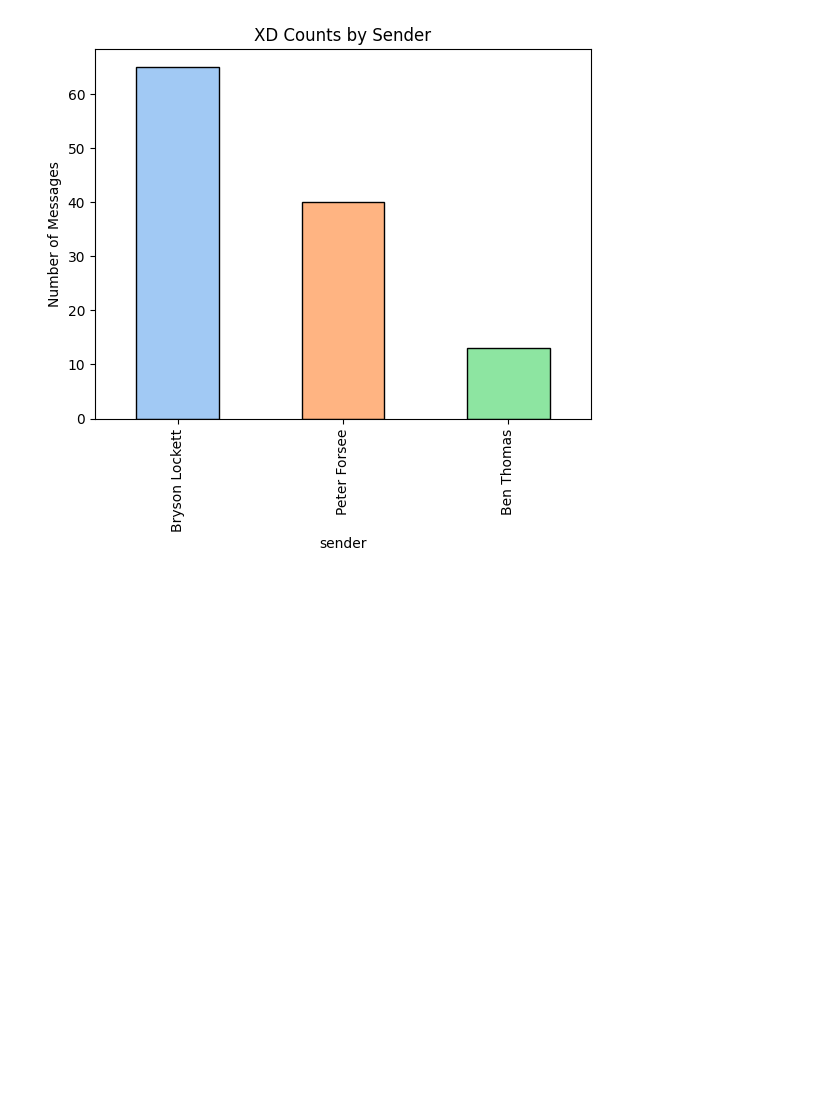
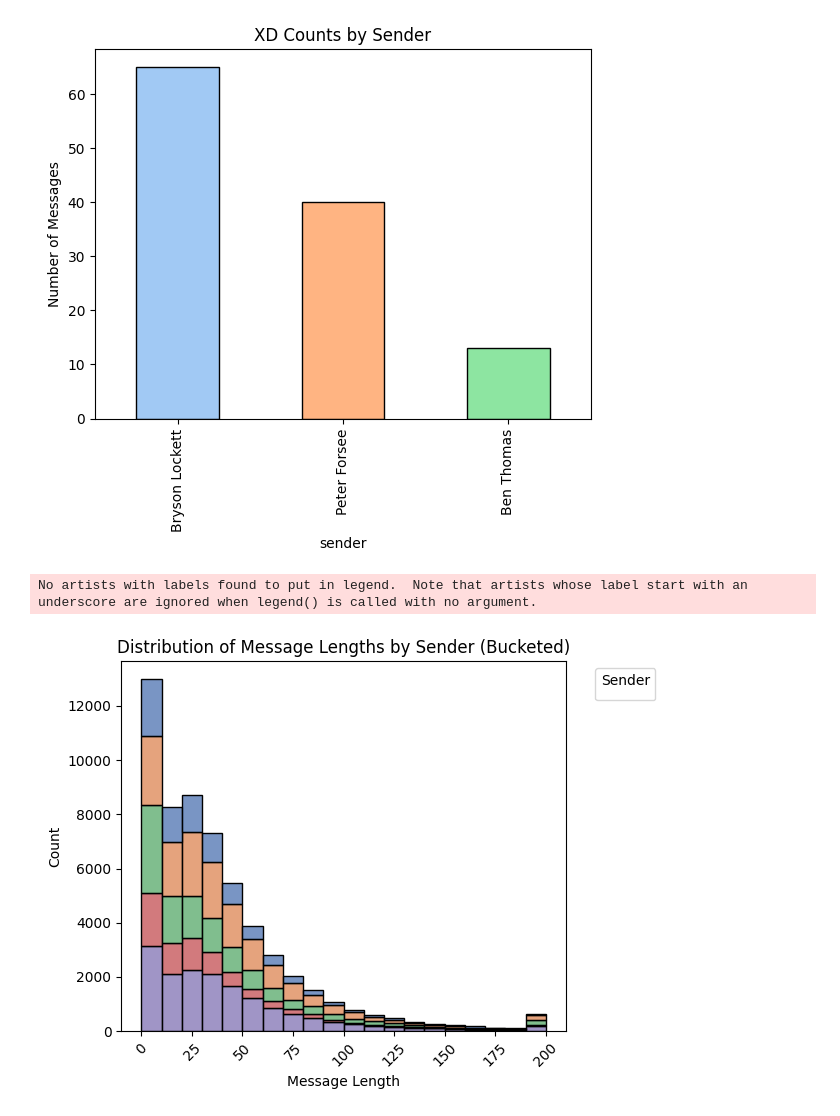
Before and after one commit to BrysonL/groupchat-classification, a Jupyter notebook: ChatVis.ipynb, the cells around one changed output. Saved outputs shown, nothing was run; the diff lists cells and outputs as text; code cells hidden in the pictures; blank space fills up the shorter version.

```diff
--- a/ChatVis.ipynb
+++ b/ChatVis.ipynb
@@ -352,3 +355,23 @@ plt.ylabel("Number of Messages")
 plt.show()
 # %% [output]
 [figure]
+# %%
+# Set a threshold
+x = 200
+
+# Bucket messages with length greater than x
+df['message_length_bucketed'] = df['message_length'].apply(lambda y: x if y > x else y)
+
+# Now, plot the histogram using the 'message_length_bucketed' column
+sns.histplot(data=df, x="message_length_bucketed", hue="sender", multiple="stack", binwidth=10, palette="deep")
+
+plt.title('Distribution of Message Lengths by Sender (Bucketed)')
+plt.ylabel('Count')
+plt.xlabel('Message Length')
+plt.xticks(rotation=45)
+plt.legend(title='Sender', bbox_to_anchor=(1.05, 1), loc='upper left')
+plt.tight_layout()
+plt.show()
+# %% [output]
+No artists with labels found to put in legend.  Note that artists whose label start with an underscore are ignored when legend() is called with no argument.
+[figure, added]
```
Also changed, not shown: parts of 8 cells of this notebook, 1 other file.
